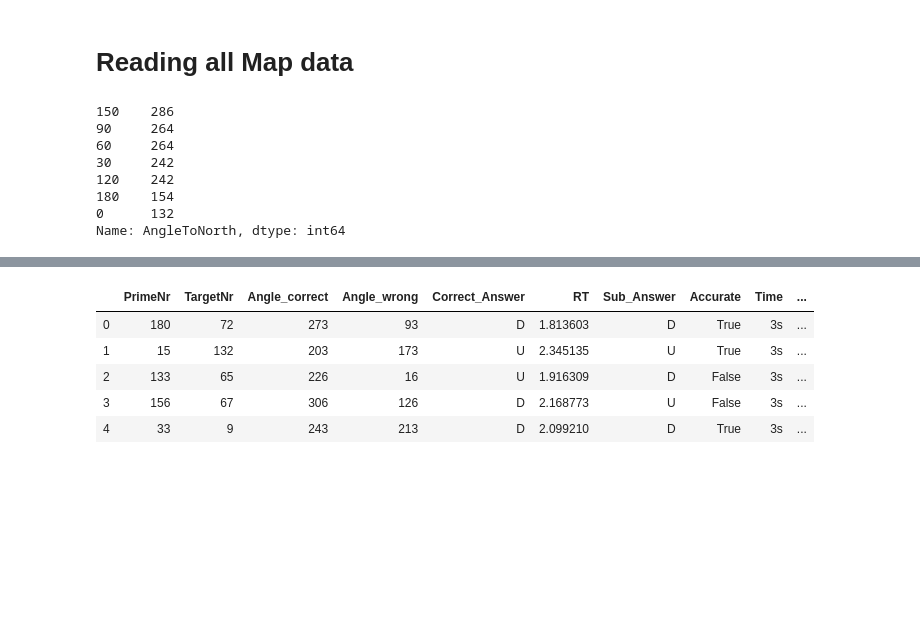
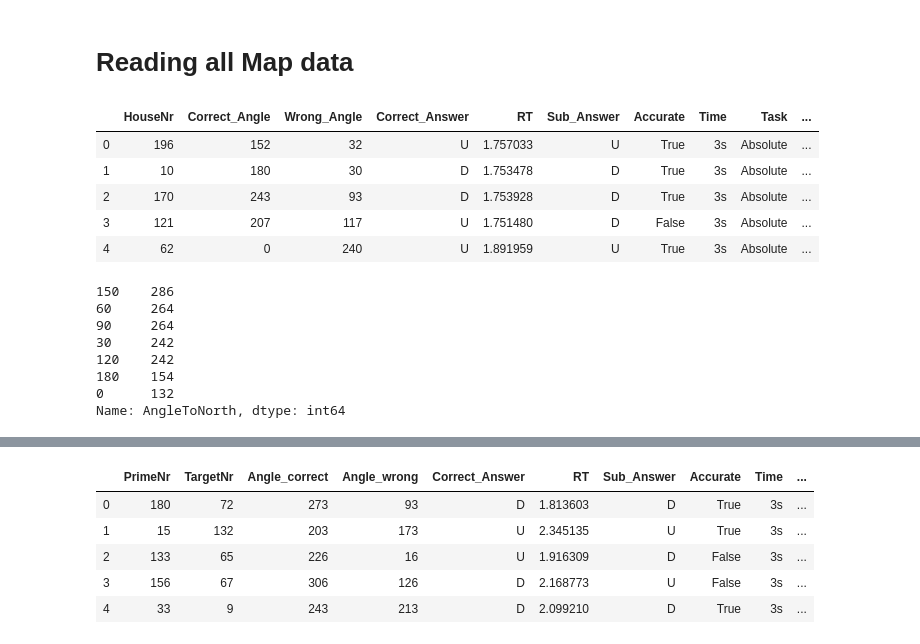
Before and after one commit to ashimakeshava/Seahaven_VR_MAP_comparison, a Jupyter notebook: Seahaven_Map_VR_create_csv.ipynb, the cells around one changed output, grey strips where cells are left out. Drawn from its saved outputs; the diff is of its cells as text; code cells hidden in the pictures; blank space fills up the shorter version.

```diff
--- a/Seahaven_Map_VR_create_csv.ipynb
+++ b/Seahaven_Map_VR_create_csv.ipynb
@@ -142,22 +142,28 @@ def mat_to_df(subNr,taskType):
 # %%
 abs_df = pd.concat([mat_to_df(sub, 'Absolute') for idx, sub in enumerate(map_val_subs)],
             ignore_index=True)
+display(abs_df.head())
 abs_df['AngularDiff'] = abs(abs_df.Correct_Angle - abs_df.Wrong_Angle)
 abs_df.loc[abs_df['AngularDiff']>180, 'AngularDiff' ] = 360 - abs_df['AngularDiff']
 abs_df['AngularDiff'] = abs_df['AngularDiff'].astype(str)
 abs_df['Correct_Angle_180'] = abs_df.Correct_Angle
 abs_df.loc[abs_df['Correct_Angle_180']>180, 'Correct_Angle_180' ] = 360 - abs_df['Correct_Angle_180']
 # display(abs_df.Correct_Angle_180.value_counts(bins=7))
 # bins = pd.IntervalIndex.from_tuples([(0, 10), (15, 45), (45, 75),(75,105),(105,135),(135,165),(165,195)])
 bins = [0,15,45,75,105,135,165,195]
 abs_df['AngleToNorth'], bins = pd.cut(abs_df.Correct_Angle_180, bins=7,labels=[0,30,60,90,120,150,180], retbins=True)
 abs_df['AngleToNorth'] = abs_df['AngleToNorth'].astype(str)
-
 display(abs_df.AngleToNorth.value_counts())
 # %% [output]
+|  | HouseNr | Correct_Angle | Wrong_Angle | Correct_Answer | RT | Sub_Answer | Accurate | Time | Task | ... |
+| 0 | 196 | 152 | 32 | U | 1.757033 | U | True | 3s | Absolute | ... |
+| 1 | 10 | 180 | 30 | D | 1.753478 | D | True | 3s | Absolute | ... |
+| 2 | 170 | 243 | 93 | D | 1.753928 | D | True | 3s | Absolute | ... |
+| 3 | 121 | 207 | 117 | U | 1.751480 | D | False | 3s | Absolute | ... |
+| 4 | 62 | 0 | 240 | U | 1.891959 | U | True | 3s | Absolute | ... |
 150    286
+60     264
 90     264
-60     264
 30     242
 120    242
 180    154
```
Also changed, not shown: parts of 25 cells of this notebook, 44 other files.
